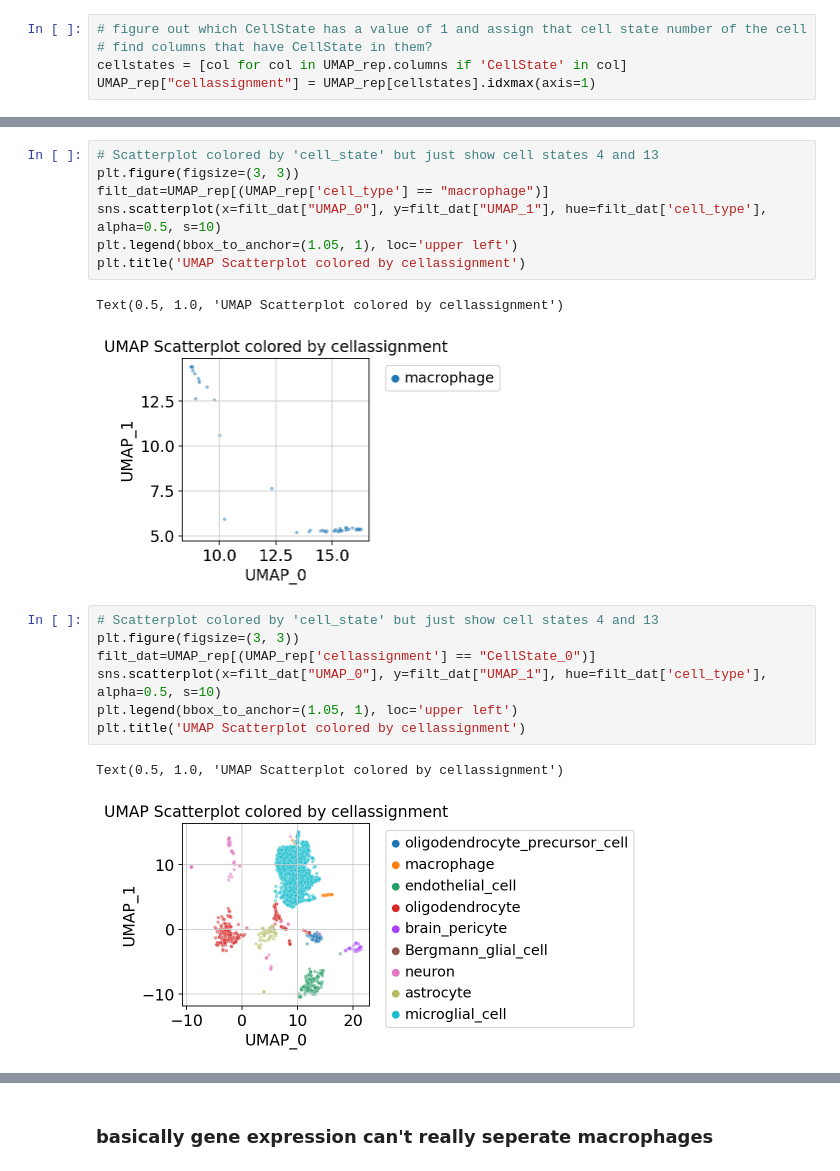
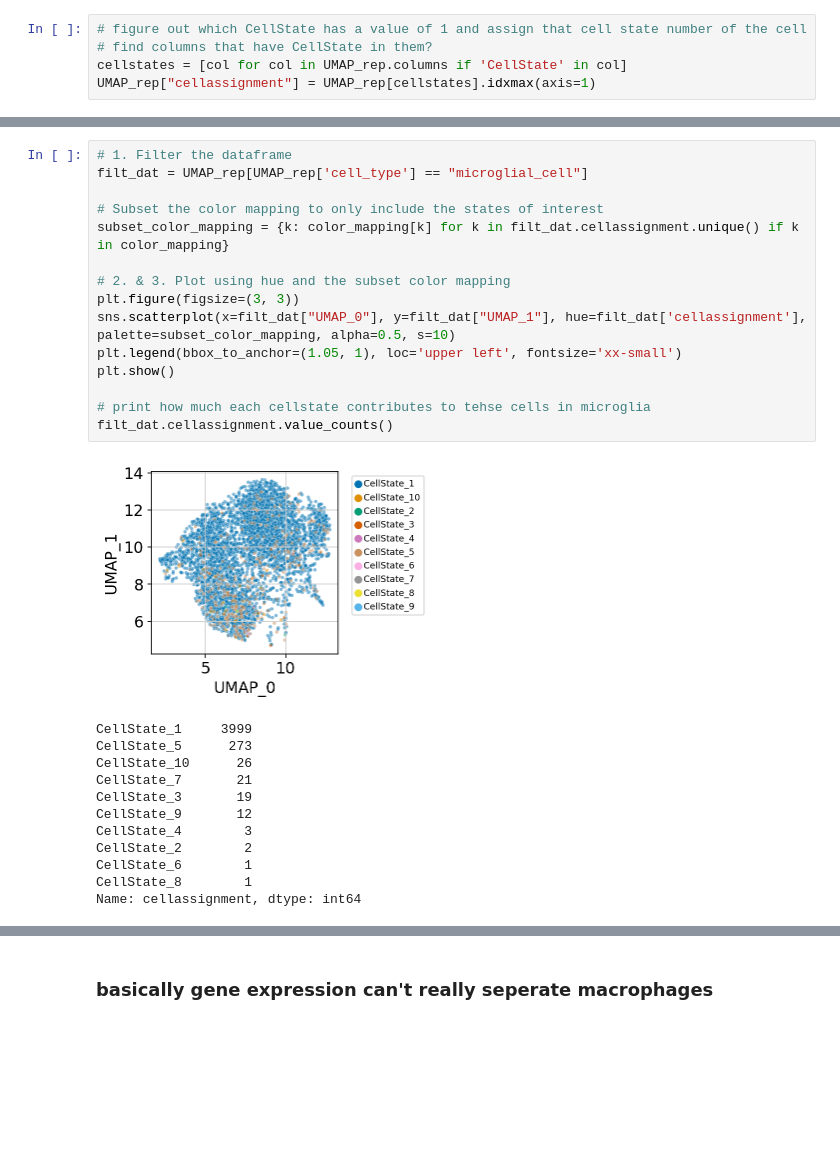
Before and after one commit to daklab/Leaflet-analysis, a Jupyter notebook: tabula_muris_brain/low_dimensional_rep/BBmixture_vars_on_UMAP.ipynb, the cells around one changed output, grey strips where cells are left out. Drawn from its saved outputs; the diff is of its cells as text; blank space fills up the shorter version.

```diff
--- a/tabula_muris_brain/low_dimensional_rep/BBmixture_vars_on_UMAP.ipynb
+++ b/tabula_muris_brain/low_dimensional_rep/BBmixture_vars_on_UMAP.ipynb
@@ -156,20 +189,28 @@ plt.show()
 # %%
-# Scatterplot colored by 'cell_state' but just show cell states 4 and 13
+# 1. Filter the dataframe
+filt_dat = UMAP_rep[UMAP_rep['cell_type'] == "microglial_cell"]
+
+# Subset the color mapping to only include the states of interest
+subset_color_mapping = {k: color_mapping[k] for k in filt_dat.cellassignment.unique() if k in color_mapping}
+
+# 2. & 3. Plot using hue and the subset color mapping
 plt.figure(figsize=(3, 3))
-filt_dat=UMAP_rep[(UMAP_rep['cell_type'] == "macrophage")]
-sns.scatterplot(x=filt_dat["UMAP_0"], y=filt_dat["UMAP_1"], hue=filt_dat['cell_type'], alpha=0.5, s=10)
-plt.legend(bbox_to_anchor=(1.05, 1), loc='upper left')
-plt.title('UMAP Scatterplot colored by cellassignment')
+sns.scatterplot(x=filt_dat["UMAP_0"], y=filt_dat["UMAP_1"], hue=filt_dat['cellassignment'], palette=subset_color_mapping, alpha=0.5, s=10)
+plt.legend(bbox_to_anchor=(1.05, 1), loc='upper left', fontsize='xx-small')
+plt.show()
+
+# print how much each cellstate contributes to tehse cells in microglia
+filt_dat.cellassignment.value_counts()
 # %% [output]
+[figure, new version]
-Text(0.5, 1.0, 'UMAP Scatterplot colored by cellassignment')
+CellState_1     3999
+CellState_5      273
+CellState_10      26
+CellState_7       21
+CellState_3       19
+CellState_9       12
+CellState_4        3
+CellState_2        2
+CellState_6        1
+CellState_8        1
+Name: cellassignment, dtype: int64
-[figure, old version]
-# %%
-# Scatterplot colored by 'cell_state' but just show cell states 4 and 13
-plt.figure(figsize=(3, 3))
-filt_dat=UMAP_rep[(UMAP_rep['cellassignment'] == "CellState_0")]
-sns.scatterplot(x=filt_dat["UMAP_0"], y=filt_dat["UMAP_1"], hue=filt_dat['cell_type'], alpha=0.5, s=10)
-plt.legend(bbox_to_anchor=(1.05, 1), loc='upper left')
-plt.title('UMAP Scatterplot colored by cellassignment')
-# %% [output]
-Text(0.5, 1.0, 'UMAP Scatterplot colored by cellassignment')
-[figure, removed]
```
Also changed, not shown: parts of 21 cells of this notebook, 13 other files.
